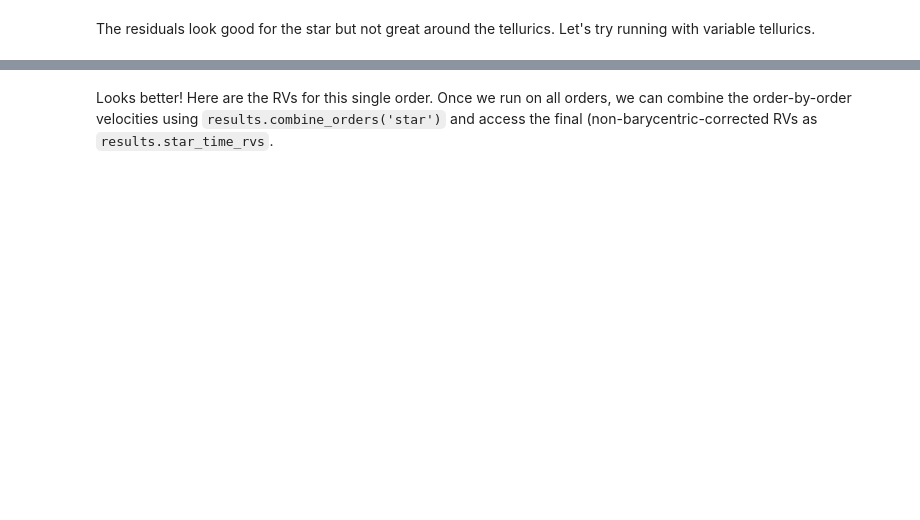
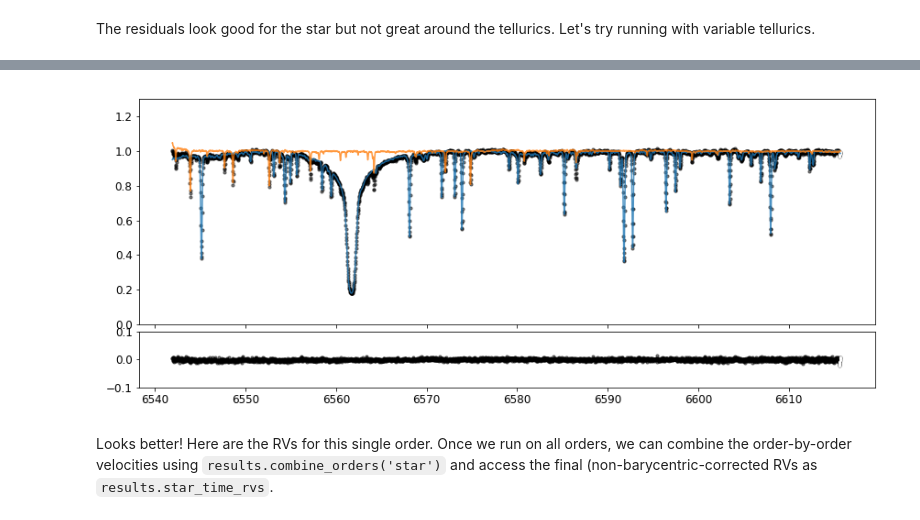
Before and after one commit to megbedell/wobble, a Jupyter notebook: notebooks/demo.ipynb, the cells around one changed output, grey strips where cells are left out. Drawn from its saved outputs; the diff is of its cells as text; code cells hidden in the pictures; blank space fills up the shorter version.

```diff
--- a/notebooks/demo.ipynb
+++ b/notebooks/demo.ipynb
@@ -93,3 +76,9 @@ ax2.set_xlabel('ln(wave)');
+# %%
+results2.plot_spectrum(r, n, data, 'demo2.png')
+from IPython.display import Image
+Image(filename='demo2.png')
+# %% [output]
+[figure, added]
 # %% [markdown]
 Looks better! Here are the RVs for this single order. Once we run on all orders, we can combine the order-by-order velocities using `results.combine_orders('star')` and access the final (non-barycentric-corrected RVs as `results.star_time_rvs`.
 # %%
```
Also changed, not shown: parts of 17 cells of this notebook, 1 other file.
